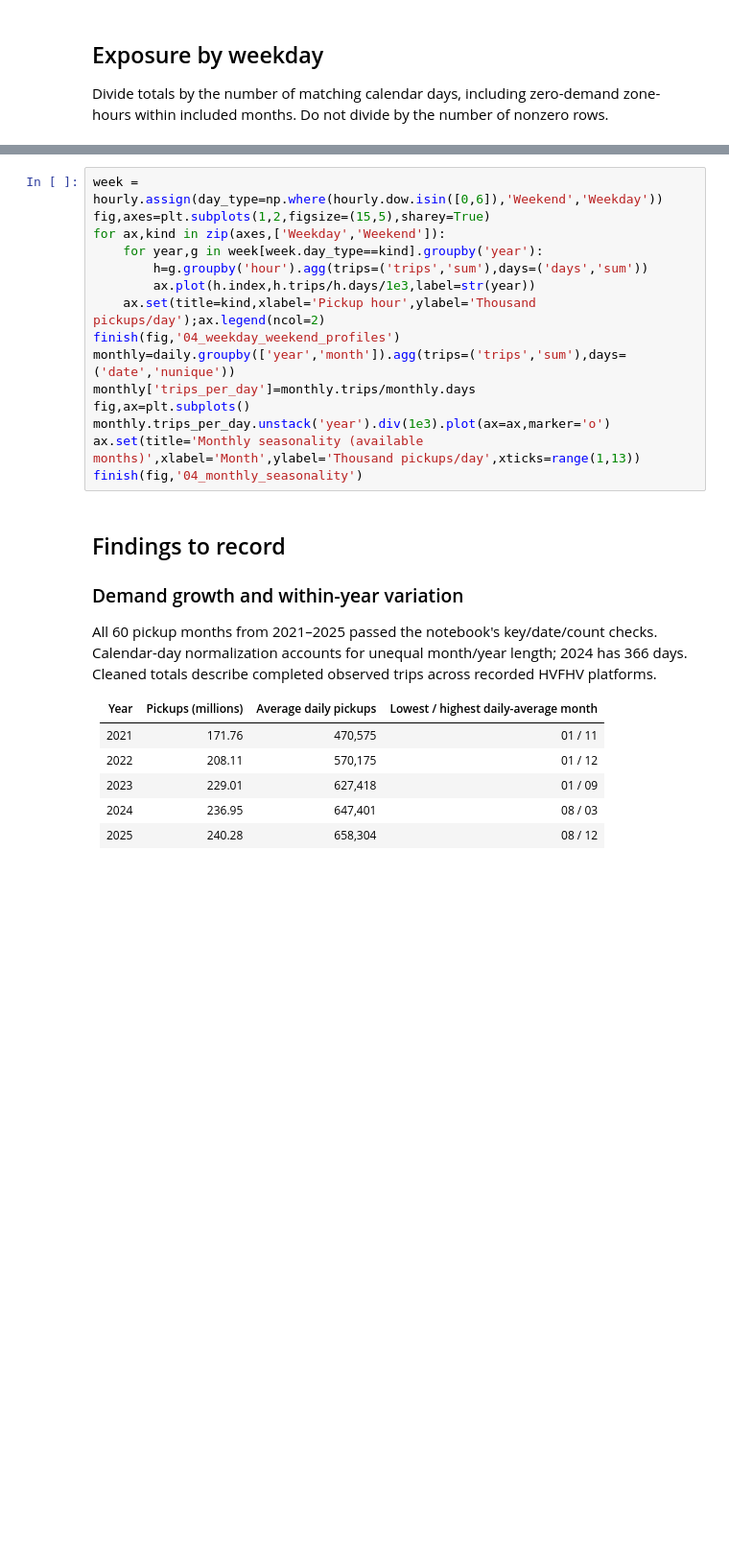
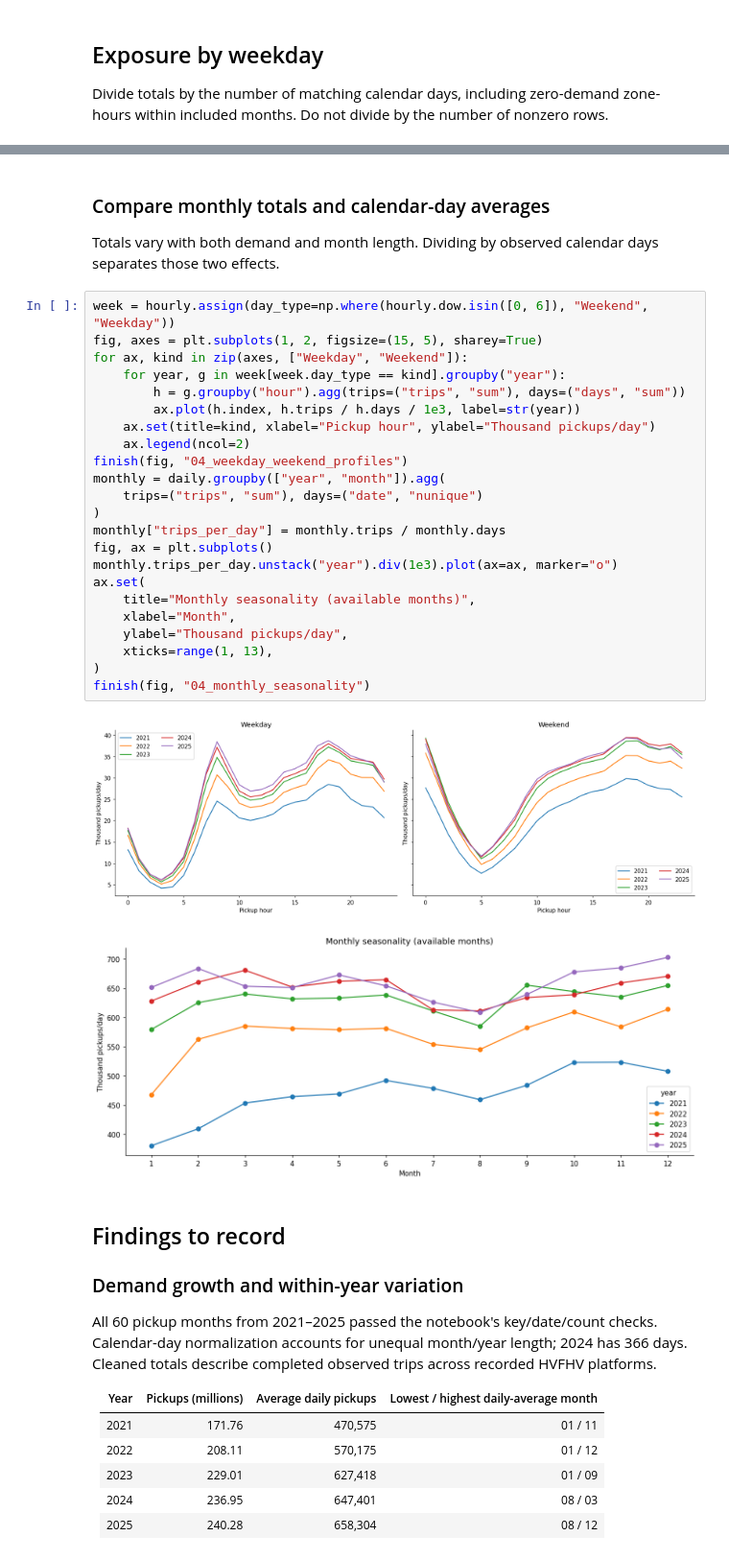
Before and after one commit to FTFever/Exploring-Ride-Sharing-Travel-Behavior-Patterns, a Jupyter notebook: notebooks/04_analysis_temporal_patterns.ipynb, the cells around one changed output, grey strips where cells are left out. Shown at 96% size. Saved outputs shown, nothing was run; the diff lists cells and outputs as text; blank space fills up the shorter version.

```diff
--- a/notebooks/04_analysis_temporal_patterns.ipynb
+++ b/notebooks/04_analysis_temporal_patterns.ipynb
@@ -128,18 +214,32 @@ finish(fig,'04_weekday_hour_heatmaps')
+# %% [markdown]
+### Compare monthly totals and calendar-day averages
+Totals vary with both demand and month length. Dividing by observed calendar days separates those two effects.
 # %%
-week = hourly.assign(day_type=np.where(hourly.dow.isin([0,6]),'Weekend','Weekday'))
-fig,axes=plt.subplots(1,2,figsize=(15,5),sharey=True)
-for ax,kind in zip(axes,['Weekday','Weekend']):
-    for year,g in week[week.day_type==kind].groupby('year'):
-        h=g.groupby('hour').agg(trips=('trips','sum'),days=('days','sum'))
-        ax.plot(h.index,h.trips/h.days/1e3,label=str(year))
-    ax.set(title=kind,xlabel='Pickup hour',ylabel='Thousand pickups/day');ax.legend(ncol=2)
-finish(fig,'04_weekday_weekend_profiles')
-monthly=daily.groupby(['year','month']).agg(trips=('trips','sum'),days=('date','nunique'))
-monthly['trips_per_day']=monthly.trips/monthly.days
-fig,ax=plt.subplots()
-monthly.trips_per_day.unstack('year').div(1e3).plot(ax=ax,marker='o')
-ax.set(title='Monthly seasonality (available months)',xlabel='Month',ylabel='Thousand pickups/day',xticks=range(1,13))
-finish(fig,'04_monthly_seasonality')
+week = hourly.assign(day_type=np.where(hourly.dow.isin([0, 6]), "Weekend", "Weekday"))
+fig, axes = plt.subplots(1, 2, figsize=(15, 5), sharey=True)
+for ax, kind in zip(axes, ["Weekday", "Weekend"]):
+    for year, g in week[week.day_type == kind].groupby("year"):
+        h = g.groupby("hour").agg(trips=("trips", "sum"), days=("days", "sum"))
+        ax.plot(h.index, h.trips / h.days / 1e3, label=str(year))
+    ax.set(title=kind, xlabel="Pickup hour", ylabel="Thousand pickups/day")
+    ax.legend(ncol=2)
+finish(fig, "04_weekday_weekend_profiles")
+monthly = daily.groupby(["year", "month"]).agg(
+    trips=("trips", "sum"), days=("date", "nunique")
+)
+monthly["trips_per_day"] = monthly.trips / monthly.days
+fig, ax = plt.subplots()
+monthly.trips_per_day.unstack("year").div(1e3).plot(ax=ax, marker="o")
+ax.set(
+    title="Monthly seasonality (available months)",
+    xlabel="Month",
+    ylabel="Thousand pickups/day",
+    xticks=range(1, 13),
+)
+finish(fig, "04_monthly_seasonality")
+# %% [output]
+[figure, added]
+[figure, added]
 # %% [markdown]
 ## Findings to record
 
```
Also changed, not shown: parts of 10 cells of this notebook, 39 other files.
